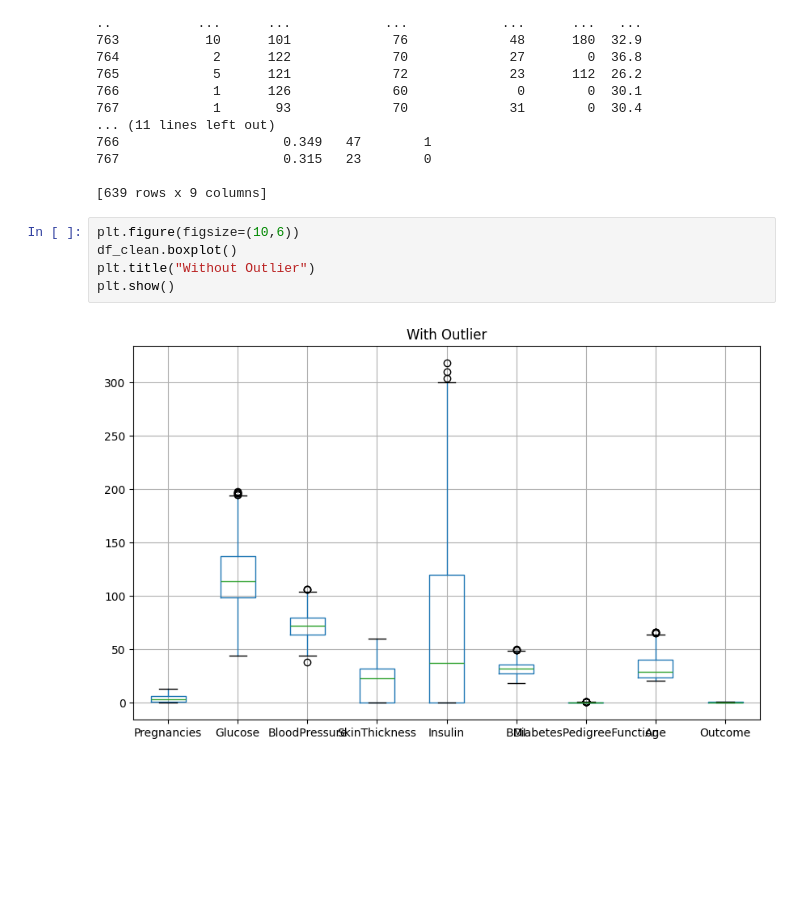
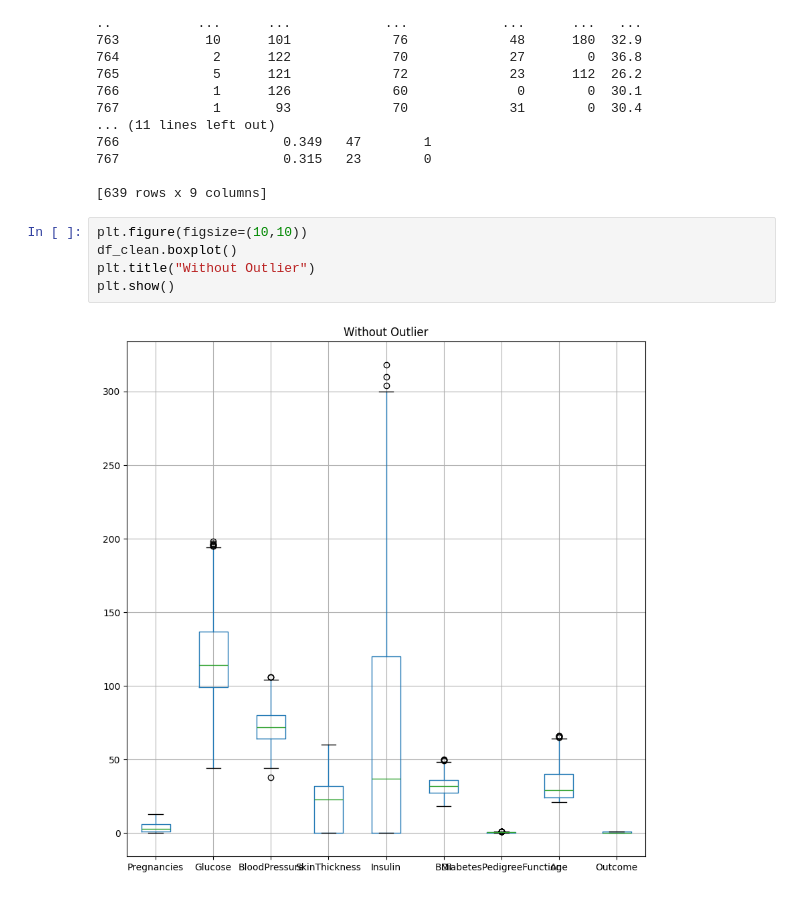
Before and after one commit to RonakkudalAI/Data-Analysis, a Jupyter notebook: diabetes.ipynb, the cells around one changed output. Drawn from its saved outputs; the diff is of its cells as text; blank space fills up the shorter version.

```diff
--- a/diabetes.ipynb
+++ b/diabetes.ipynb
@@ -57,9 +57,9 @@ print(df_clean)
 
 [639 rows x 9 columns]
 # %%
-plt.figure(figsize=(10,6))
+plt.figure(figsize=(10,10))
 df_clean.boxplot()
 plt.title("Without Outlier")
 plt.show()
 # %% [output]
-[figure, old version]
+[figure, new version]
```
Also changed, not shown: parts of 7 cells of this notebook.
